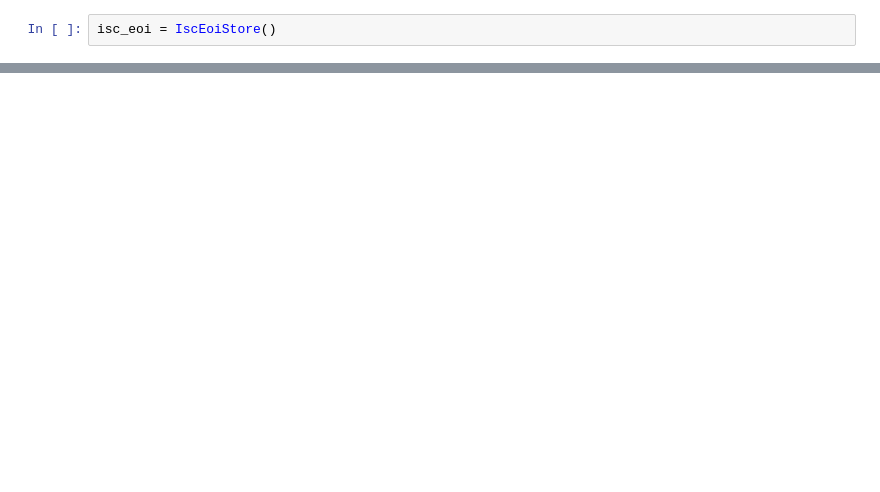
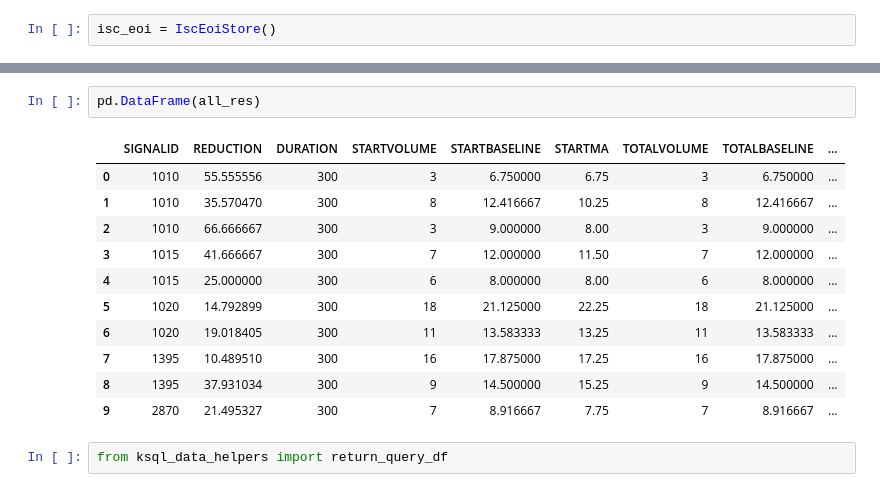
Before and after one commit to yash-5595/interruptions-real-time-pipeline, a Jupyter notebook: generate_interruptions.ipynb, the cells around one changed output, grey strips where cells are left out. Saved outputs shown, nothing was run; the diff lists cells and outputs as text; blank space fills up the shorter version.

```diff
--- a/generate_interruptions.ipynb
+++ b/generate_interruptions.ipynb
@@ -56,0 +178,16 @@ isc_eoi.all_isc_store
+# %%
+pd.DataFrame(all_res)
+# %% [output]
+|  | SIGNALID | REDUCTION | DURATION | STARTVOLUME | STARTBASELINE | STARTMA | TOTALVOLUME | TOTALBASELINE | ... |
+| 0 | 1010 | 55.555556 | 300 | 3 | 6.750000 | 6.75 | 3 | 6.750000 | ... |
+| 1 | 1010 | 35.570470 | 300 | 8 | 12.416667 | 10.25 | 8 | 12.416667 | ... |
+| 2 | 1010 | 66.666667 | 300 | 3 | 9.000000 | 8.00 | 3 | 9.000000 | ... |
+| 3 | 1015 | 41.666667 | 300 | 7 | 12.000000 | 11.50 | 7 | 12.000000 | ... |
+| 4 | 1015 | 25.000000 | 300 | 6 | 8.000000 | 8.00 | 6 | 8.000000 | ... |
+| 5 | 1020 | 14.792899 | 300 | 18 | 21.125000 | 22.25 | 18 | 21.125000 | ... |
+| 6 | 1020 | 19.018405 | 300 | 11 | 13.583333 | 13.25 | 11 | 13.583333 | ... |
+| 7 | 1395 | 10.489510 | 300 | 16 | 17.875000 | 17.25 | 16 | 17.875000 | ... |
+| 8 | 1395 | 37.931034 | 300 | 9 | 14.500000 | 15.25 | 9 | 14.500000 | ... |
+| 9 | 2870 | 21.495327 | 300 | 7 | 8.916667 | 7.75 | 7 | 8.916667 | ... |
+# %%
+from ksql_data_helpers import return_query_df
```
Also changed, not shown: parts of 27 cells of this notebook, 10 other files.
